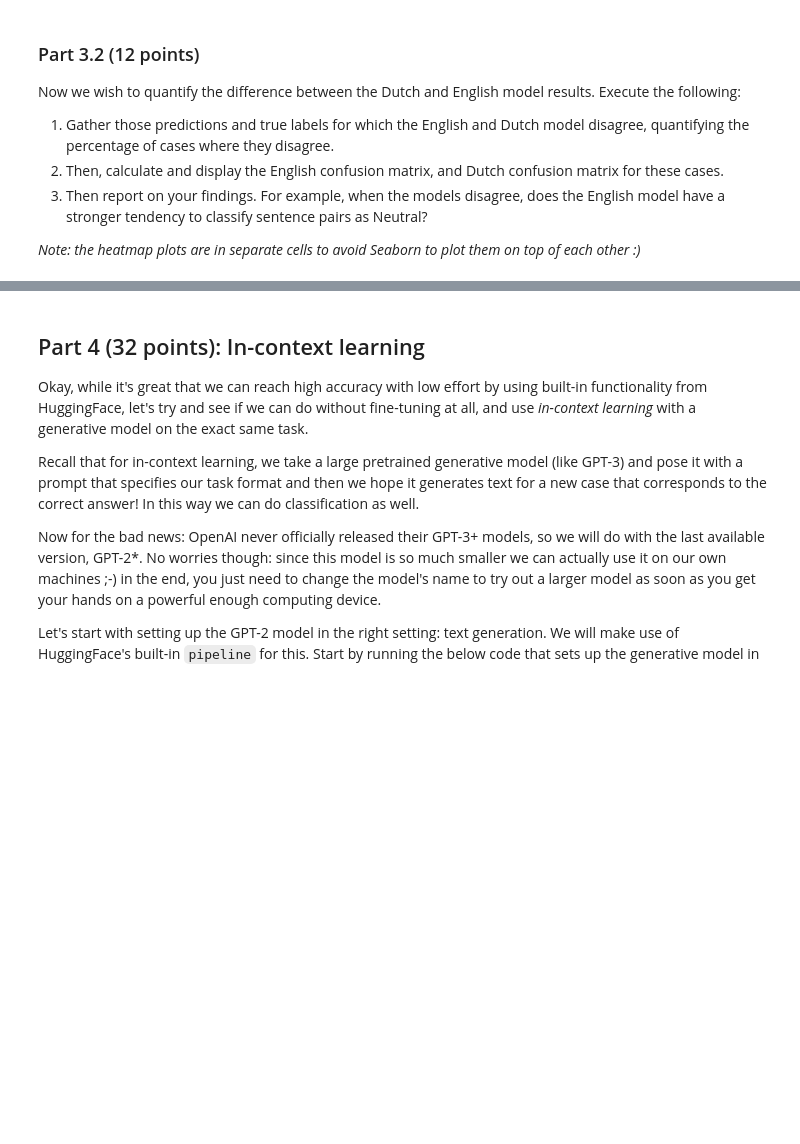
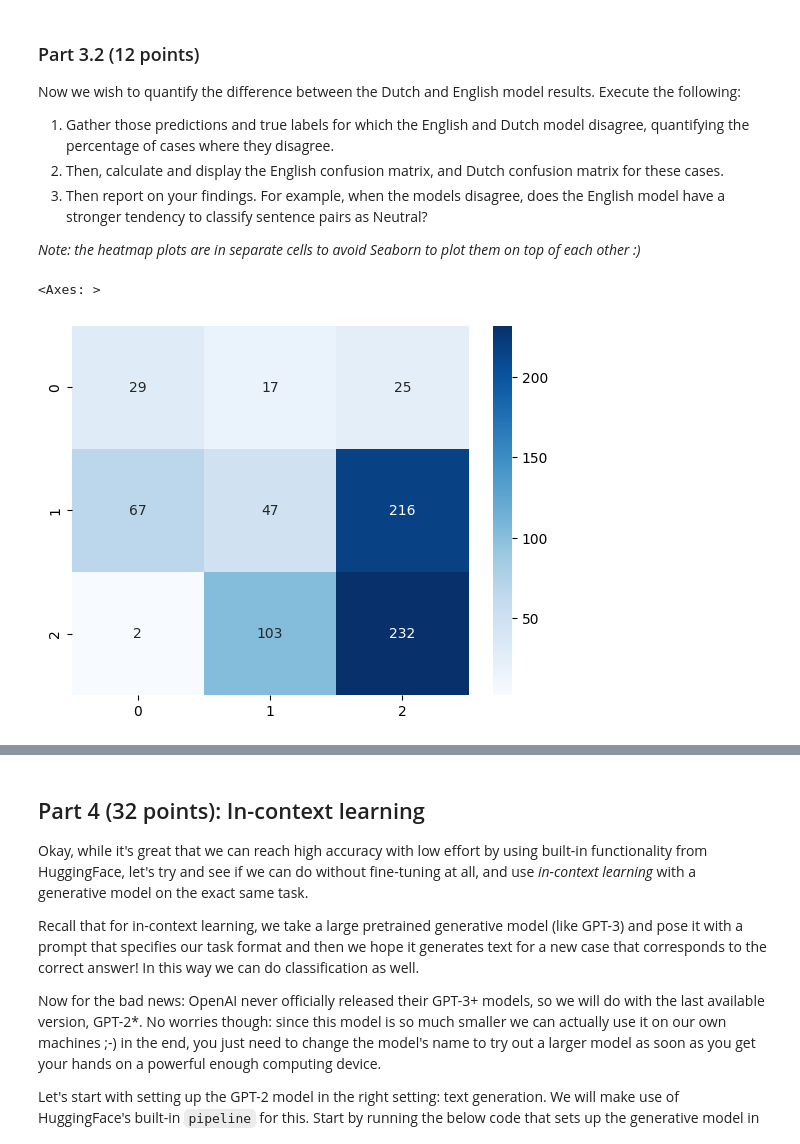
Before and after one commit to JesseK18/NLPA3, a Jupyter notebook: NLP_Assignment3.ipynb, the cells around one changed output, grey strips where cells are left out. Cells and saved outputs as stored; diff of their text form; code cells hidden in the pictures; blank space fills up the shorter version.

```diff
--- a/NLP_Assignment3.ipynb
+++ b/NLP_Assignment3.ipynb
@@ -639,10 +596,15 @@ Now we wish to quantify the difference between the Dutch and English model resul
 
 *Note: the heatmap plots are in separate cells to avoid Seaborn to plot them on top of each other :)*
 # %%
-dis_trues, dis_en_preds, dis_nl_preds = NotImplemented
+dis_trues = trues[preds != preds_nl]  # True labels where the models disagree
+dis_en_preds = preds[preds != preds_nl]  # English model predictions for disagreements
+dis_nl_preds = preds_nl[preds != preds_nl]  # Dutch model predictions for disagreements
 
-dis_en_cf_matrix = confusion_matrix(dis_trues, dis_en_preds)
+dis_en_cf_matrix = confusion_matrix(dis_trues, dis_en_preds) # Rows show true labels, columns predicted labels
 dis_nl_cf_matrix = confusion_matrix(dis_trues, dis_nl_preds)
 sns.heatmap(dis_en_cf_matrix, annot=True, cmap='Blues', fmt='g')
+# %% [output]
+<Axes: >
+[figure, added]
 # %%
 sns.heatmap(dis_nl_cf_matrix, annot=True, cmap='Blues', fmt='g')
```
Also changed, not shown: parts of 12 cells of this notebook.
